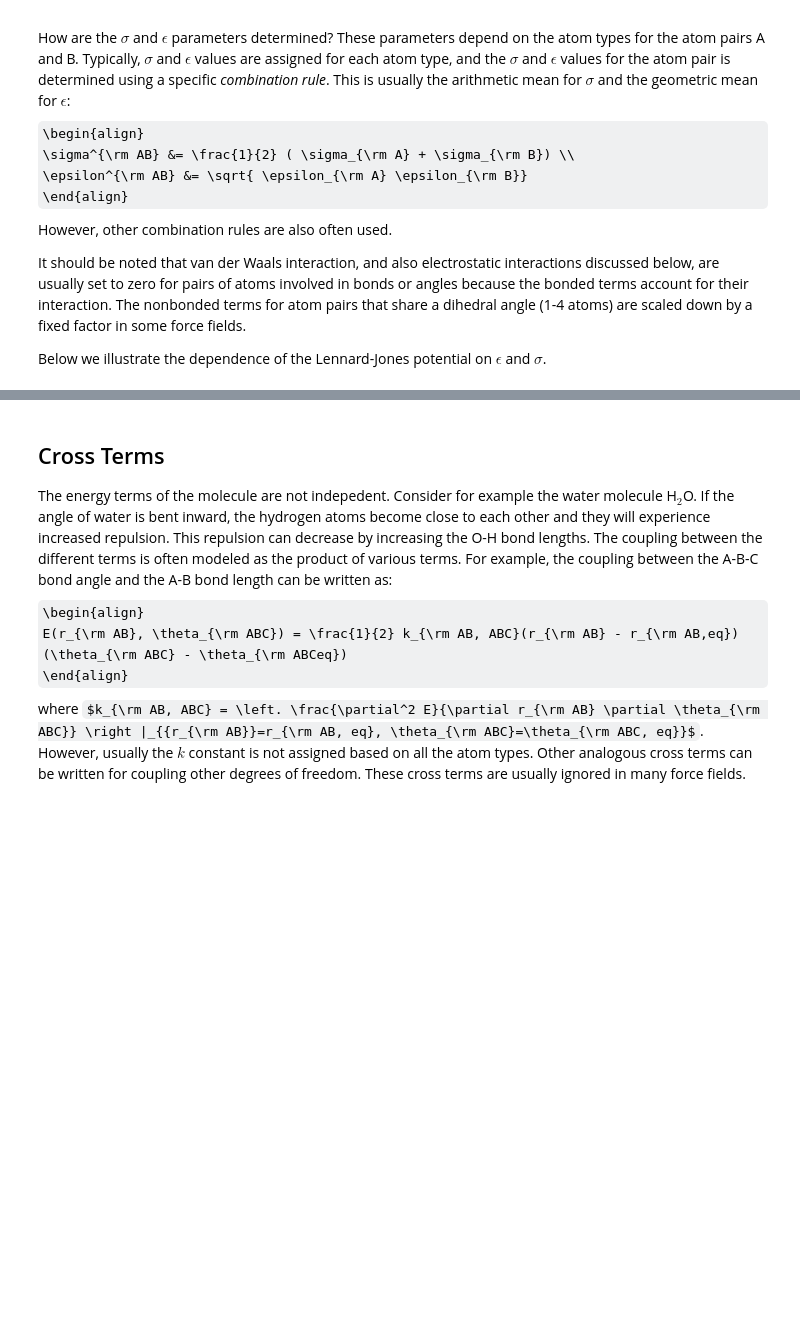
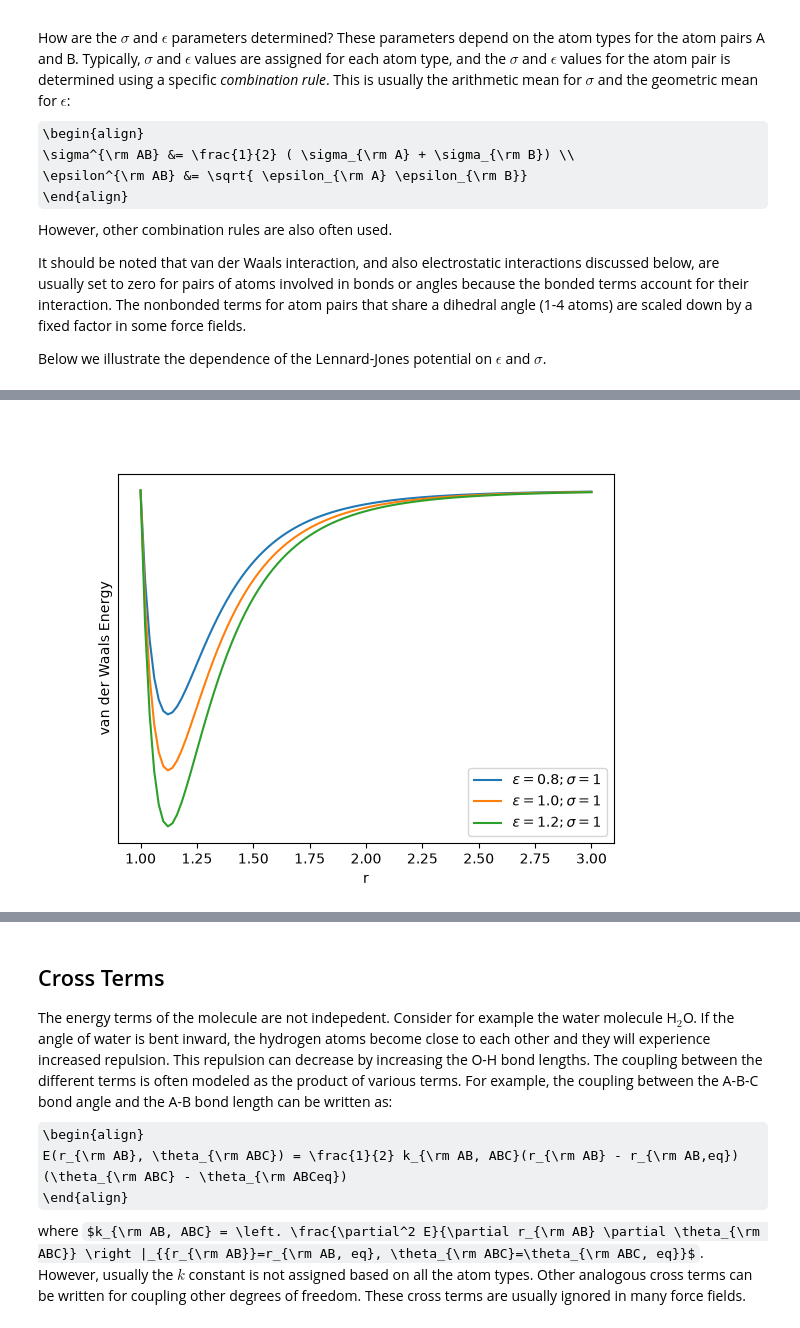
Before and after one commit to alenaizan/CHEM_313, a Jupyter notebook: 10_molecular_mechanics/molecular_mechanics.ipynb, the cells around one changed output, grey strips where cells are left out. Saved outputs shown, nothing was run; the diff lists cells and outputs as text; code cells hidden in the pictures; some formulas as TeX source; blank space fills up the shorter version.

```diff
--- a/10_molecular_mechanics/molecular_mechanics.ipynb
+++ b/10_molecular_mechanics/molecular_mechanics.ipynb
@@ -231,7 +229,7 @@ sigma = 1
 plt.figure()
 for epsilon in [0.8, 1, 1.2]:
     plt.plot(distances, lennard_jones(distances, epsilon, sigma),
-             label="$\epsilon=%.1f; \sigma=%.0f$" %(epsilon, sigma))
+             label=r"$\epsilon=%.1f; \sigma=%.0f$" %(epsilon, sigma))
 
 plt.xlabel("r")
 plt.ylabel("van der Waals Energy")
@@ -244,3 +240,4 @@ plt.show()
+[figure, added]
 # %%
 import numpy as np
 import matplotlib.pyplot as plt
```
Also changed, not shown: parts of 9 cells of this notebook, 11 other files.
